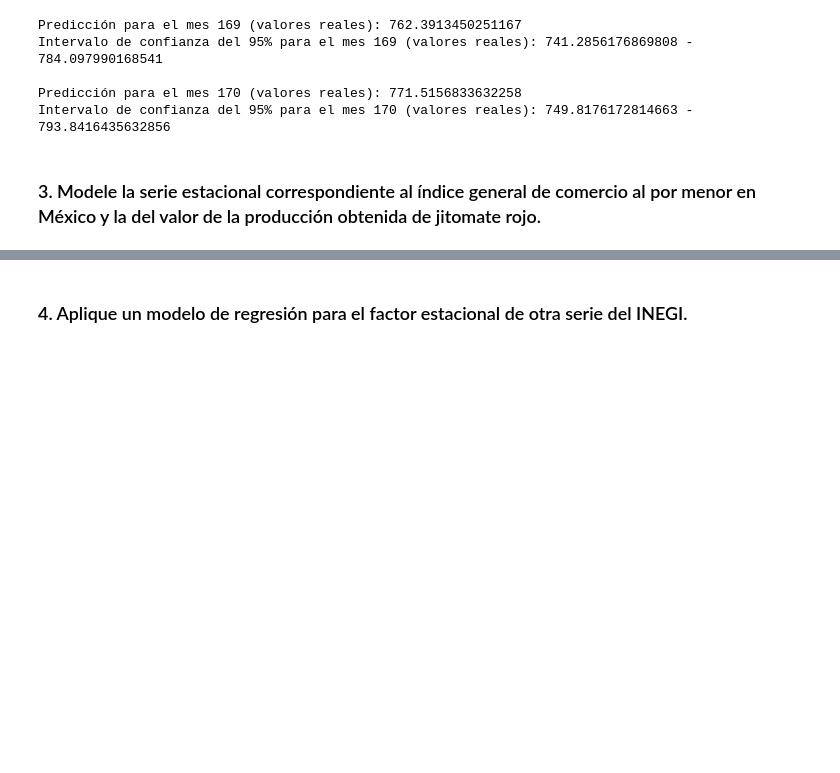
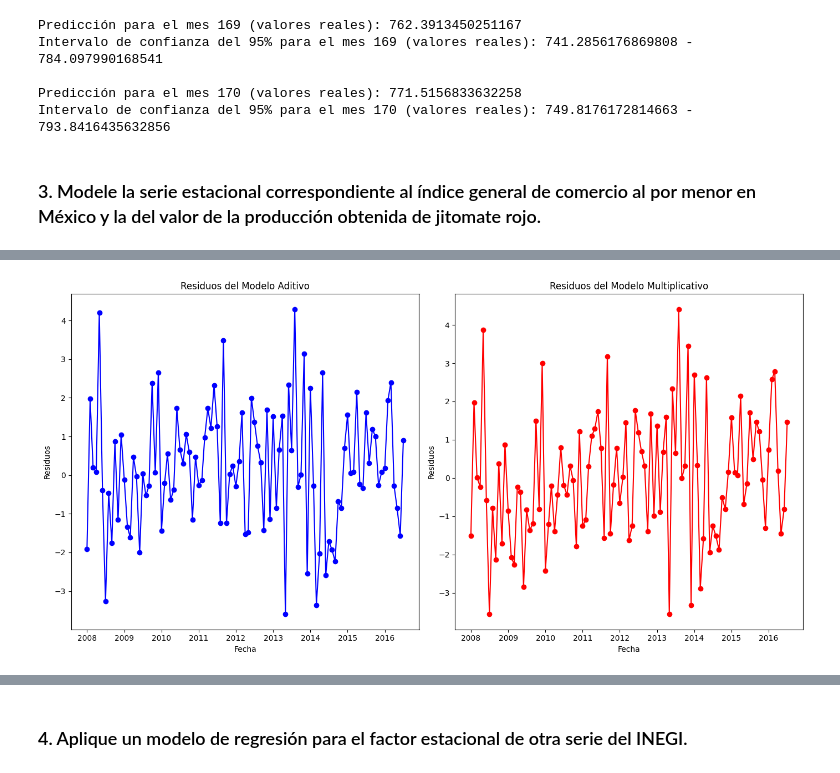
Before and after one commit to maferpy/unidad9, a Jupyter notebook: pronosticos.ipynb, the cells around one changed output, grey strips where cells are left out. Saved outputs shown, nothing was run; the diff lists cells and outputs as text; code cells hidden in the pictures; blank space fills up the shorter version.

```diff
--- a/pronosticos.ipynb
+++ b/pronosticos.ipynb
@@ -354,0 +490,22 @@ Aún no contamos con esta serie estacional.
+# %%
+residuos_aditivo=modelo_aditivo.resid
+residuos_multiplicativo = modelo_multiplicativo.resid
+
+plt.figure(figsize=(14, 7))
+
+plt.subplot(1, 2, 1)
+plt.plot(residuos_aditivo.index, residuos_aditivo, marker='o', linestyle='-', color='blue')
+plt.title('Residuos del Modelo Aditivo')
+plt.xlabel('Fecha')
+plt.ylabel('Residuos')
+
+plt.subplot(1, 2, 2)
+plt.plot(residuos_multiplicativo.index, residuos_multiplicativo, marker='o', linestyle='-', color='red')
+plt.title('Residuos del Modelo Multiplicativo')
+plt.xlabel('Fecha')
+plt.ylabel('Residuos')
+
+plt.tight_layout()
+plt.show()
+# %% [output]
+[figure, added]
```
Also changed, not shown: parts of 29 cells of this notebook.
